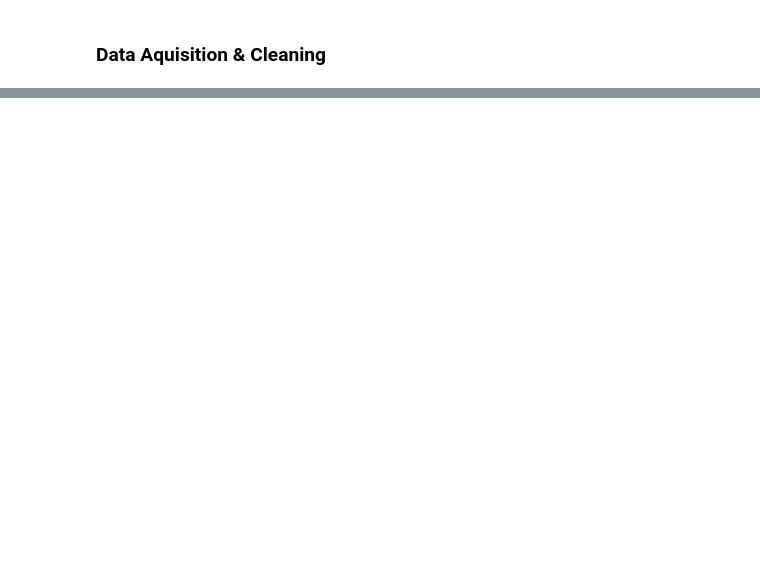
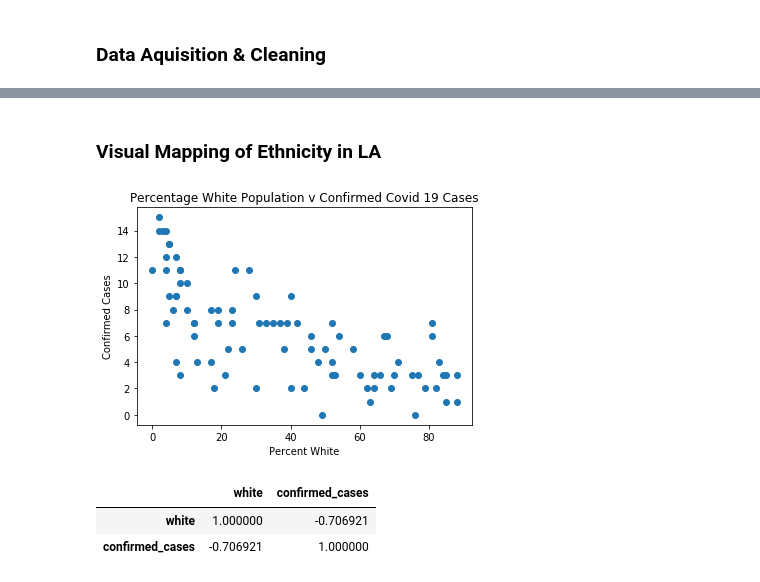
Before and after one commit to ysabellelam/Coursera_Capstone, a Jupyter notebook: Capstone Notebook.ipynb, the cells around one changed output, grey strips where cells are left out. Drawn from its saved outputs; the diff is of its cells as text; code cells hidden in the pictures; blank space fills up the shorter version.

```diff
--- a/Capstone Notebook.ipynb
+++ b/Capstone Notebook.ipynb
@@ -45,0 +902,3 @@ From the data I would like to create four separate tables.
+# %%
+ethnicData = ethnicData.merge(latino, on='place')
+ethnicData.head()
@@ -45,0 +912,5 @@ From the data I would like to create four separate tables.
+# %%
+ethnicData = ethnicData.drop(columns=["index"])
+ethnicData = ethnicData.rename(columns={"percent": "latino"})
+ethnicData.dropna
+ethnicData.head()
@@ -45,0 +924,21 @@ From the data I would like to create four separate tables.
+# %%
+ethnicData = ethnicData.merge(neighborhoodFilter, on='place')
+# %%
+ethnicData.dropna
+ethnicData.head()
+ethnicData = ethnicData.sort_values(by=['confirmed_cases'],ascending=False)
+ethnicData = ethnicData.drop(index=84)
+# %% [markdown]
+### Visual Mapping of Ethnicity in LA
+# %%
+plt.scatter(ethnicData['white'], ethnicData['confirmed_cases'])
+plt.title('Percentage White Population v Confirmed Covid 19 Cases')
+plt.ylabel('Confirmed Cases')
+plt.xlabel('Percent White')
+plt.show()
+ethnicData[['white', 'confirmed_cases']].corr()
+# %% [output]
+[figure, added]
+|  | white | confirmed_cases |
+| white | 1.000000 | -0.706921 |
+| confirmed_cases | -0.706921 | 1.000000 |
```
Also changed, not shown: parts of 134 cells of this notebook.
